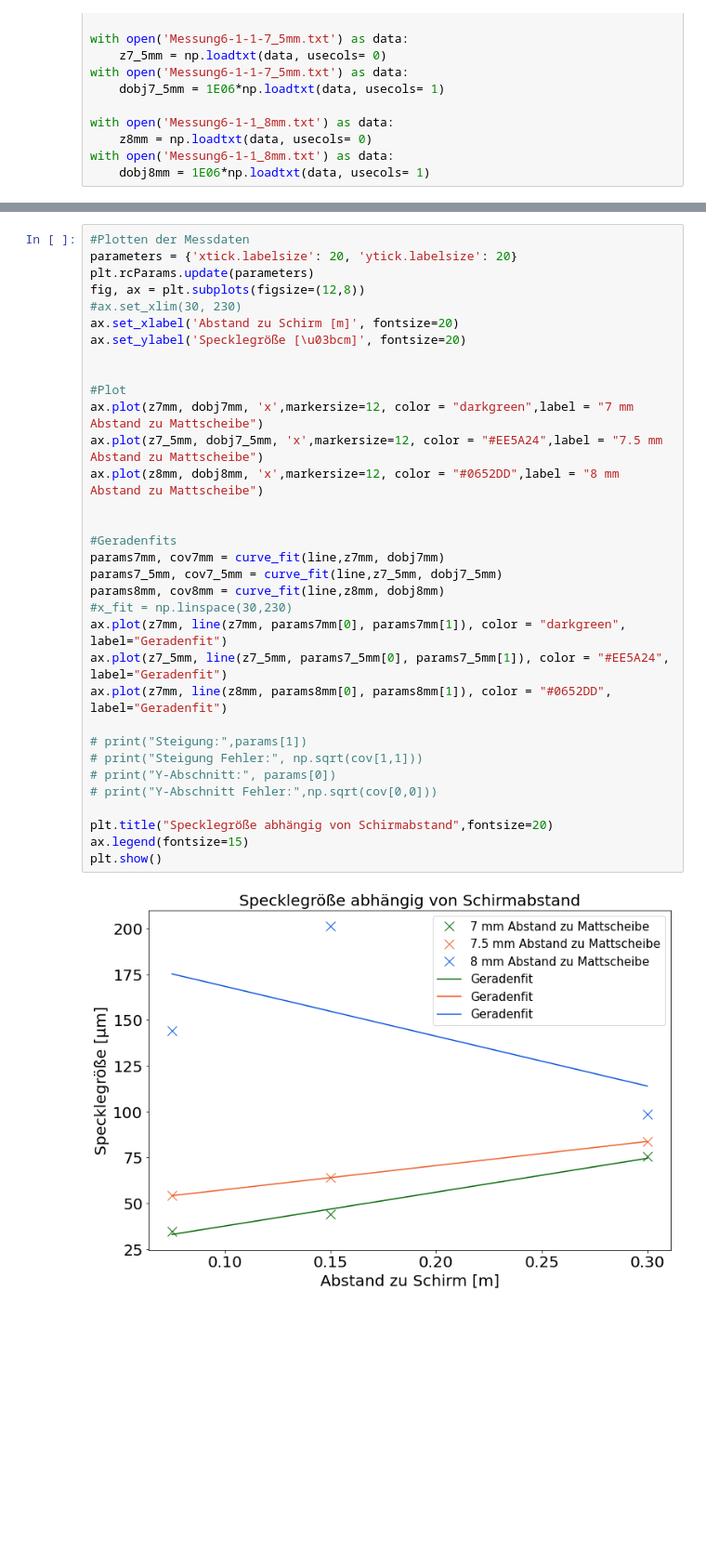
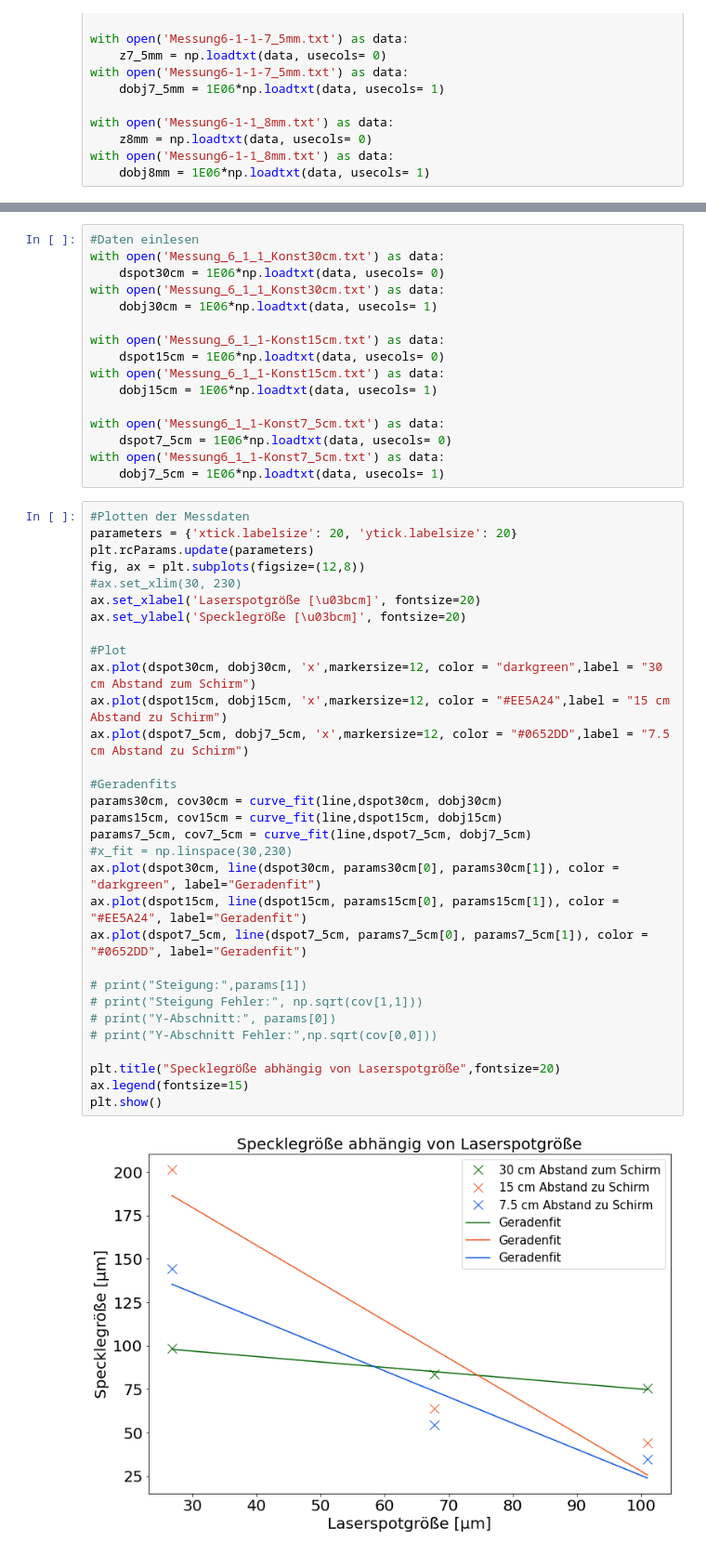
Before and after one commit to Skylake143/Fortgeschrittenenpraktikum, a Jupyter notebook: B35Speckle/Speckle.ipynb, the cells around one changed output, grey strips where cells are left out. Shown at 93% size. Saved outputs shown, nothing was run; the diff lists cells and outputs as text; blank space fills up the shorter version.

```diff
--- a/B35Speckle/Speckle.ipynb
+++ b/B35Speckle/Speckle.ipynb
@@ -25,35 +96,49 @@ with open('Messung6-1-1_8mm.txt') as data:
+# %%
+#Daten einlesen
+with open('Messung_6_1_1_Konst30cm.txt') as data:
+    dspot30cm = 1E06*np.loadtxt(data, usecols= 0)
+with open('Messung_6_1_1_Konst30cm.txt') as data:
+    dobj30cm = 1E06*np.loadtxt(data, usecols= 1)
+
+with open('Messung_6_1_1-Konst15cm.txt') as data:
+    dspot15cm = 1E06*np.loadtxt(data, usecols= 0)
+with open('Messung_6_1_1-Konst15cm.txt') as data:
+    dobj15cm = 1E06*np.loadtxt(data, usecols= 1)
+
+with open('Messung6_1_1-Konst7_5cm.txt') as data:
+    dspot7_5cm = 1E06*np.loadtxt(data, usecols= 0)
+with open('Messung6_1_1-Konst7_5cm.txt') as data:
+    dobj7_5cm = 1E06*np.loadtxt(data, usecols= 1)
 # %%
 #Plotten der Messdaten
 parameters = {'xtick.labelsize': 20, 'ytick.labelsize': 20}
 plt.rcParams.update(parameters)
 fig, ax = plt.subplots(figsize=(12,8))
 #ax.set_xlim(30, 230)
-ax.set_xlabel('Abstand zu Schirm [m]', fontsize=20)
+ax.set_xlabel('Laserspotgröße [\u03bcm]', fontsize=20)
 ax.set_ylabel('Specklegröße [\u03bcm]', fontsize=20)
 
-
 #Plot
-ax.plot(z7mm, dobj7mm, 'x',markersize=12, color = "darkgreen",label = "7 mm Abstand zu Mattscheibe")
-ax.plot(z7_5mm, dobj7_5mm, 'x',markersize=12, color = "#EE5A24",label = "7.5 mm Abstand zu Mattscheibe")
-ax.plot(z8mm, dobj8mm, 'x',markersize=12, color = "#0652DD",label = "8 mm Abstand zu Mattscheibe")
-
+ax.plot(dspot30cm, dobj30cm, 'x',markersize=12, color = "darkgreen",label = "30 cm Abstand zum Schirm")
+ax.plot(dspot15cm, dobj15cm, 'x',markersize=12, color = "#EE5A24",label = "15 cm Abstand zu Schirm")
+ax.plot(dspot7_5cm, dobj7_5cm, 'x',markersize=12, color = "#0652DD",label = "7.5 cm Abstand zu Schirm")
 
 #Geradenfits
-params7mm, cov7mm = curve_fit(line,z7mm, dobj7mm)
-params7_5mm, cov7_5mm = curve_fit(line,z7_5mm, dobj7_5mm)
-params8mm, cov8mm = curve_fit(line,z8mm, dobj8mm)
+params30cm, cov30cm = curve_fit(line,dspot30cm, dobj30cm)
+params15cm, cov15cm = curve_fit(line,dspot15cm, dobj15cm)
+params7_5cm, cov7_5cm = curve_fit(line,dspot7_5cm, dobj7_5cm)
 #x_fit = np.linspace(30,230)
-ax.plot(z7mm, line(z7mm, params7mm[0], params7mm[1]), color = "darkgreen", label="Geradenfit")
-ax.plot(z7_5mm, line(z7_5mm, params7_5mm[0], params7_5mm[1]), color = "#EE5A24", label="Geradenfit")
-ax.plot(z7mm, line(z8mm, params8mm[0], params8mm[1]), color = "#0652DD", label="Geradenfit")
+ax.plot(dspot30cm, line(dspot30cm, params30cm[0], params30cm[1]), color = "darkgreen", label="Geradenfit")
+ax.plot(dspot15cm, line(dspot15cm, params15cm[0], params15cm[1]), color = "#EE5A24", label="Geradenfit")
+ax.plot(dspot7_5cm, line(dspot7_5cm, params7_5cm[0], params7_5cm[1]), color = "#0652DD", label="Geradenfit")
 
 # print("Steigung:",params[1])
 # print("Steigung Fehler:", np.sqrt(cov[1,1]))
 # print("Y-Abschnitt:", params[0])
 # print("Y-Abschnitt Fehler:",np.sqrt(cov[0,0]))
 
-plt.title("Specklegröße abhängig von Schirmabstand",fontsize=20)
+plt.title("Specklegröße abhängig von Laserspotgröße",fontsize=20)
 ax.legend(fontsize=15)
 plt.show()
 # %% [output]
-[figure, old version]
+[figure, new version]
```
Also changed, not shown: parts of 8 cells of this notebook, 7 other files.
